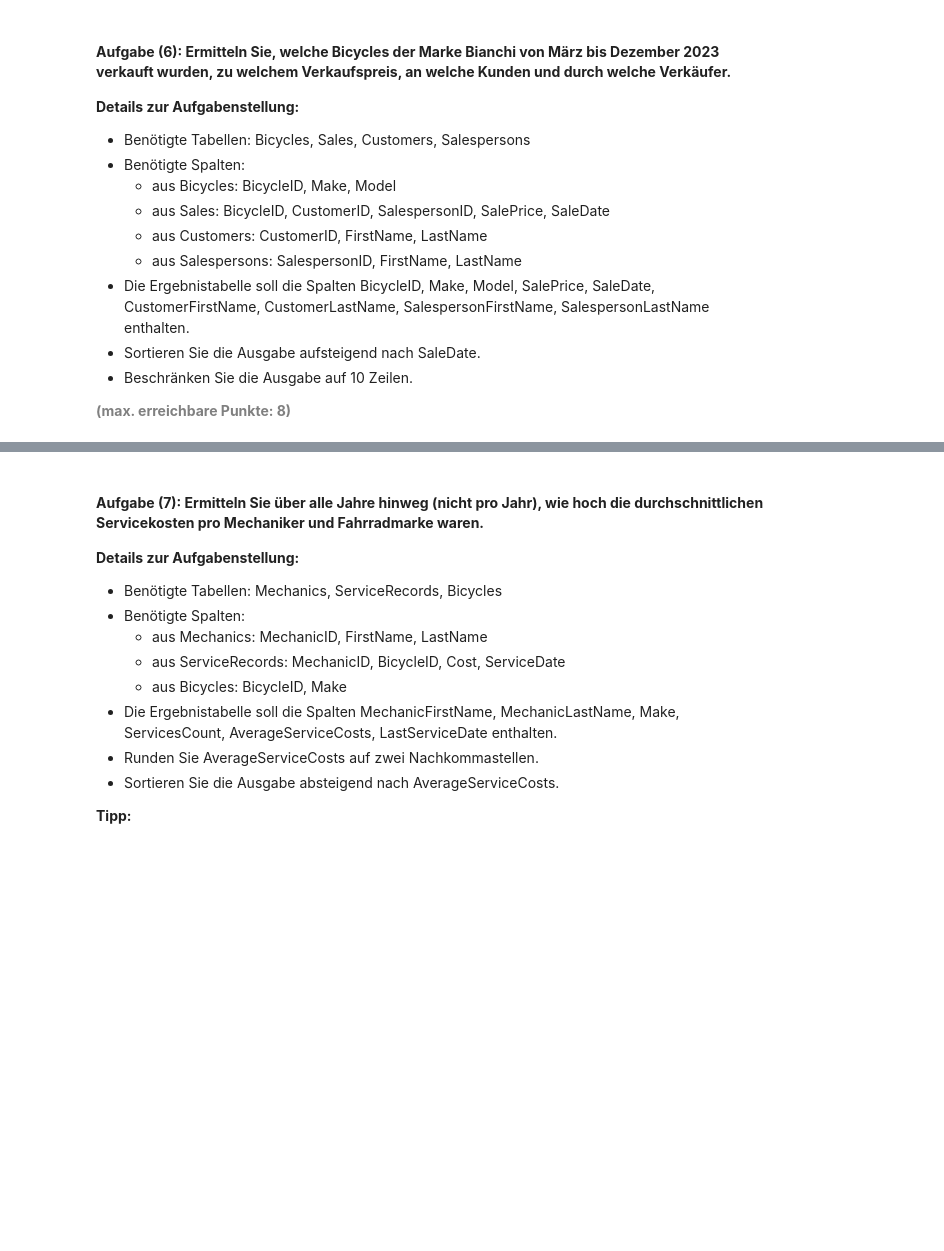
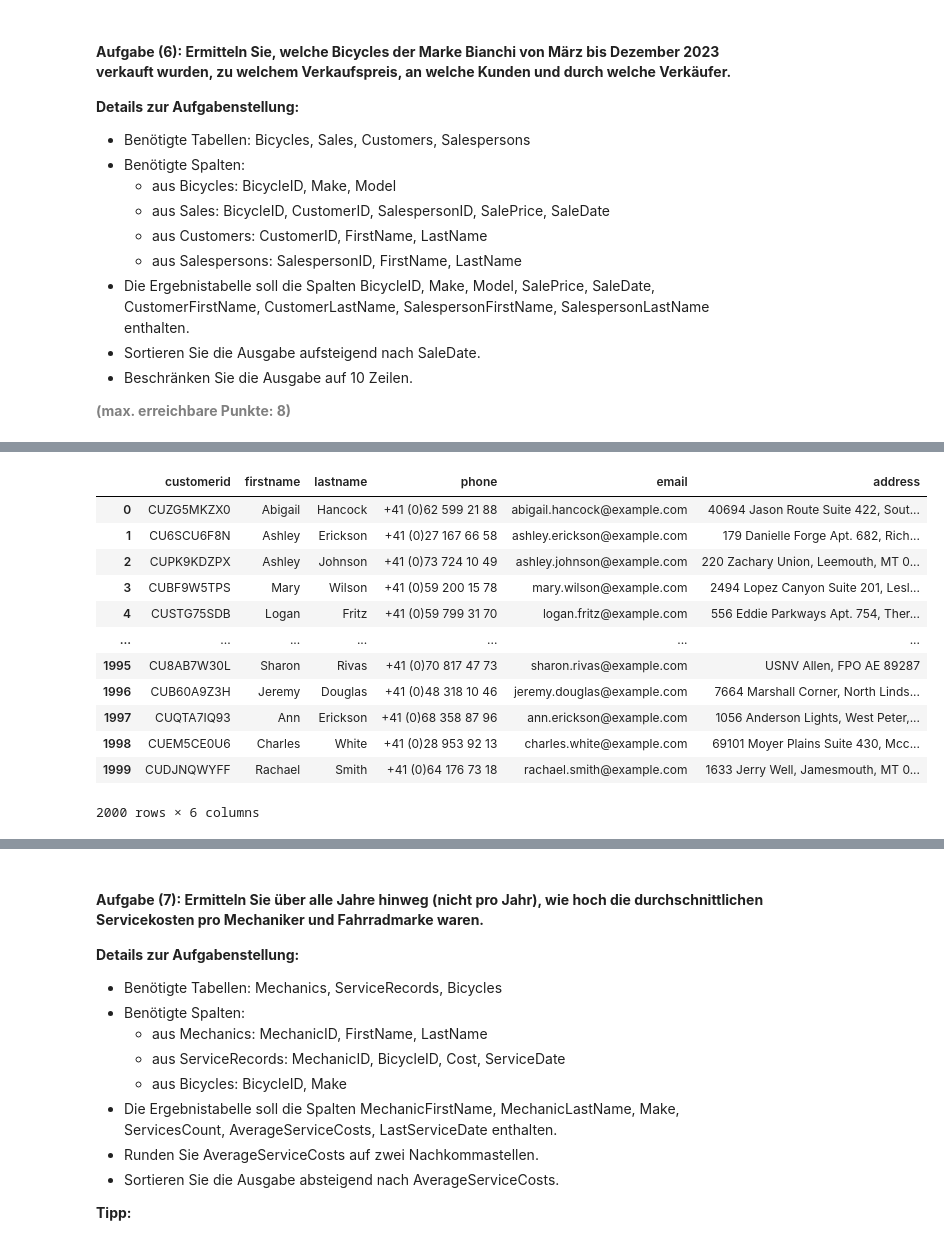
Before and after one commit to pyrat12/python_postgresql_pgadmin, a Jupyter notebook: Zusatzmaterial Prüfungsvorbereitung/AP01_Mgmt_Nutzung_Relationale_Daten.ipynb, the cells around one changed output, grey strips where cells are left out. Saved outputs shown, nothing was run; the diff lists cells and outputs as text; code cells hidden in the pictures; blank space fills up the shorter version.

```diff
--- a/Zusatzmaterial Prüfungsvorbereitung/AP01_Mgmt_Nutzung_Relationale_Daten.ipynb
+++ b/Zusatzmaterial Prüfungsvorbereitung/AP01_Mgmt_Nutzung_Relationale_Daten.ipynb
@@ -538,0 +560,16 @@ df_subfünf
+# %%
+df_customers
+# %% [output]
+|  | customerid | firstname | lastname | phone | email | address |
+| 0 | CUZG5MKZX0 | Abigail | Hancock | +41 (0)62 599 21 88 | abigail.hancock@example.com | 40694 Jason Route Suite 422, Sout... |
+| 1 | CU6SCU6F8N | Ashley | Erickson | +41 (0)27 167 66 58 | ashley.erickson@example.com | 179 Danielle Forge Apt. 682, Rich... |
+| 2 | CUPK9KDZPX | Ashley | Johnson | +41 (0)73 724 10 49 | ashley.johnson@example.com | 220 Zachary Union, Leemouth, MT 0... |
+| 3 | CUBF9W5TPS | Mary | Wilson | +41 (0)59 200 15 78 | mary.wilson@example.com | 2494 Lopez Canyon Suite 201, Lesl... |
+| 4 | CUSTG75SDB | Logan | Fritz | +41 (0)59 799 31 70 | logan.fritz@example.com | 556 Eddie Parkways Apt. 754, Ther... |
+| ... | ... | ... | ... | ... | ... | ... |
+| 1995 | CU8AB7W30L | Sharon | Rivas | +41 (0)70 817 47 73 | sharon.rivas@example.com | USNV Allen, FPO AE 89287 |
+| 1996 | CUB60A9Z3H | Jeremy | Douglas | +41 (0)48 318 10 46 | jeremy.douglas@example.com | 7664 Marshall Corner, North Linds... |
+| 1997 | CUQTA7IQ93 | Ann | Erickson | +41 (0)68 358 87 96 | ann.erickson@example.com | 1056 Anderson Lights, West Peter,... |
+| 1998 | CUEM5CE0U6 | Charles | White | +41 (0)28 953 92 13 | charles.white@example.com | 69101 Moyer Plains Suite 430, Mcc... |
+| 1999 | CUDJNQWYFF | Rachael | Smith | +41 (0)64 176 73 18 | rachael.smith@example.com | 1633 Jerry Well, Jamesmouth, MT 0... |
+2000 rows × 6 columns
```
Also changed, not shown: parts of 8 cells of this notebook.
